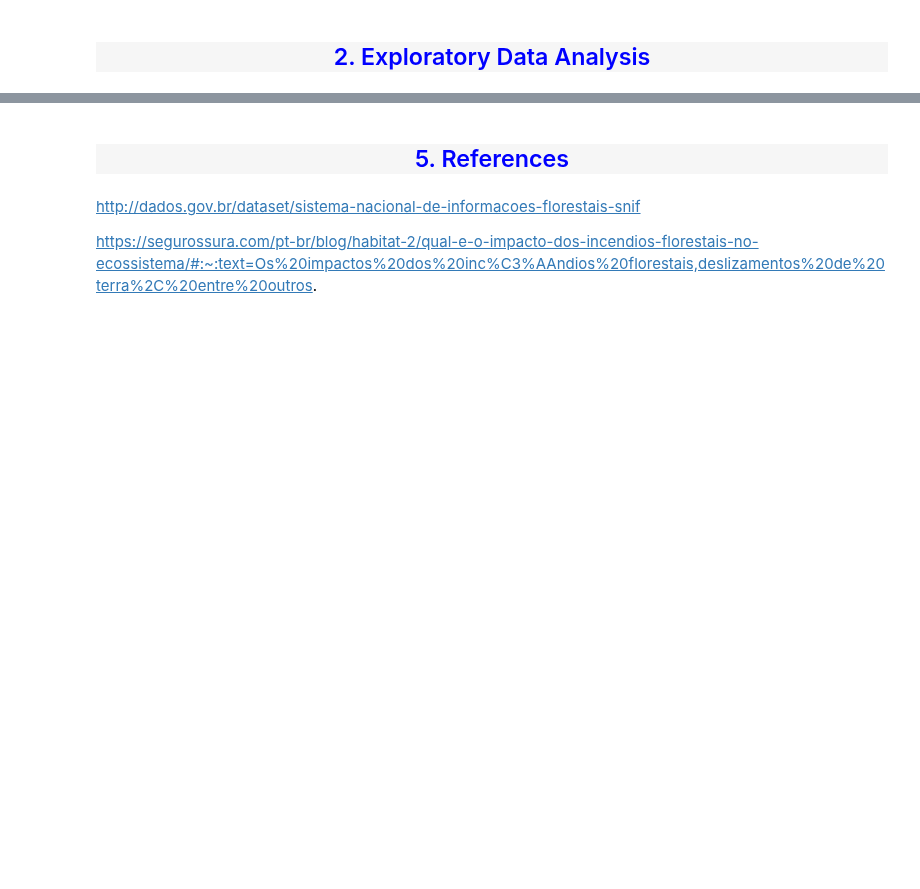
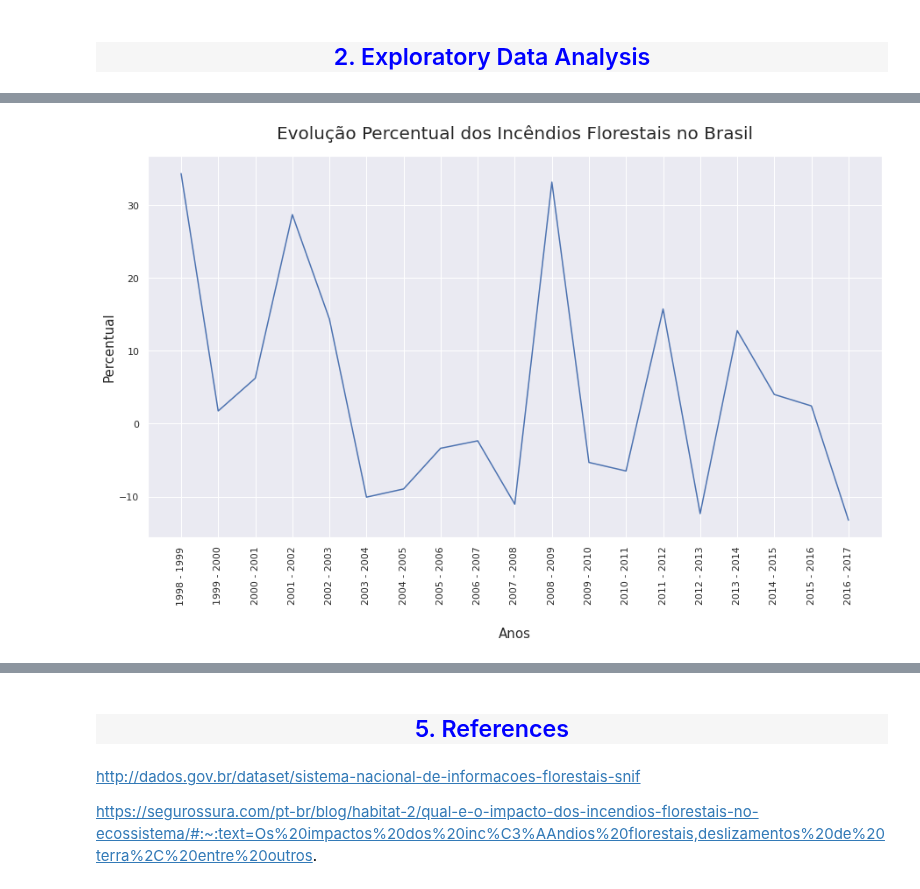
Before and after one commit to anibalfisico/Data-Science, a Jupyter notebook: inc-ndios-no-brasil.ipynb, the cells around one changed output, grey strips where cells are left out. Saved outputs shown, nothing was run; the diff lists cells and outputs as text; code cells hidden in the pictures; blank space fills up the shorter version.

```diff
--- a/inc-ndios-no-brasil.ipynb
+++ b/inc-ndios-no-brasil.ipynb
@@ -202,0 +225,23 @@ _ = plt.plot(df_year)
+# %%
+percentual = []
+for i in range(df_year.shape[0]-1):
+    percentual.append(100*(df_year.iloc[i+1].number_year - df_year.iloc[i].number_year)/df_year.iloc[i].number_year)
+
+maximo_percentual, minimo_percentual = max(percentual), min(percentual)
+
+lista_anos = df_year.year.unique()
+lista_anos = lista_anos.astype('str')
+nomes_colunas = []
+for i in range(len(lista_anos)-1):
+    nomes_colunas.append(lista_anos[i]+' - '+lista_anos[i+1])
+
+testar = np.arange(len(percentual))
+_ = sns.set_style('whitegrid')
+_ = sns.set(rc={'figure.figsize':(15,8)})
+_ = sns.lineplot(x=nomes_colunas, y=percentual,palette='blues')
+_ = plt.title('Evolução Percentual dos Incêndios Florestais no Brasil',size=20,pad=20)
+_ = plt.xlabel('Anos',labelpad=25,fontsize=15)
+_ = plt.ylabel('Percentual',fontsize=15)
+_ = plt.xticks(rotation= 90)
+# %% [output]
+[figure, added]
```
Also changed, not shown: parts of 17 cells of this notebook.
